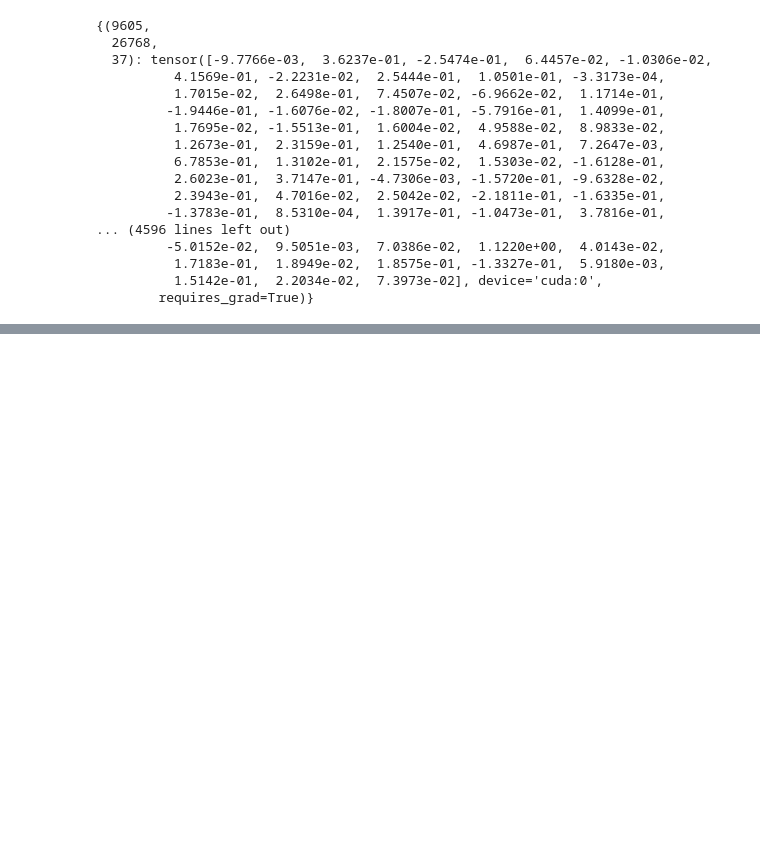
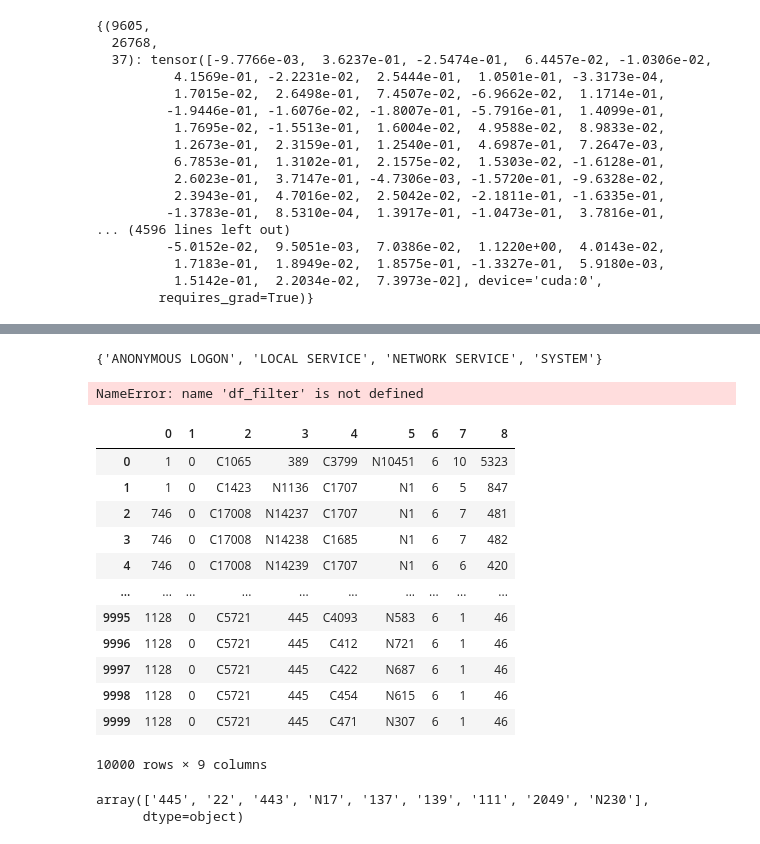
Before and after one commit to quanghuy-ngo/LMTracker, a Jupyter notebook: exploration.ipynb, the cells around one changed output, grey strips where cells are left out. Saved outputs shown, nothing was run; the diff lists cells and outputs as text; code cells hidden in the pictures; blank space fills up the shorter version.

```diff
--- a/exploration.ipynb
+++ b/exploration.ipynb
@@ -1385,0 +1949,13 @@ torch.load("/home/andrewngo/Desktop/MLTracker/model_20220219153022/out_mal_test.
+# %%
+len(user2nodeid)
+temp = []
+for i in user2nodeid:
+    if i[0] != "U":
+        x, y = i.split("@")
+        if x[0] == "C":
+            temp.append(y)
+        if y[0] == "C":
+            temp.append(x)
+set(temp)
+# %% [output]
+{'ANONYMOUS LOGON', 'LOCAL SERVICE', 'NETWORK SERVICE', 'SYSTEM'}
@@ -1385,0 +1964,4 @@ torch.load("/home/andrewngo/Desktop/MLTracker/model_20220219153022/out_mal_test.
+# %%
+df_filter.dtypes
+# %% [output]
+NameError: name 'df_filter' is not defined
@@ -1385,0 +1982,23 @@ torch.load("/home/andrewngo/Desktop/MLTracker/model_20220219153022/out_mal_test.
+# %%
+df_flow = pd.read_csv('/home/andrewngo/Desktop/LANL_data/flows.txt', sep =',' , header=None, skiprows=range(2, 20000), nrows=10000)
+# %%
+df_flow
+# %% [output]
+|  | 0 | 1 | 2 | 3 | 4 | 5 | 6 | 7 | 8 |
+| 0 | 1 | 0 | C1065 | 389 | C3799 | N10451 | 6 | 10 | 5323 |
+| 1 | 1 | 0 | C1423 | N1136 | C1707 | N1 | 6 | 5 | 847 |
+| 2 | 746 | 0 | C17008 | N14237 | C1707 | N1 | 6 | 7 | 481 |
+| 3 | 746 | 0 | C17008 | N14238 | C1685 | N1 | 6 | 7 | 482 |
+| 4 | 746 | 0 | C17008 | N14239 | C1707 | N1 | 6 | 6 | 420 |
+| ... | ... | ... | ... | ... | ... | ... | ... | ... | ... |
+| 9995 | 1128 | 0 | C5721 | 445 | C4093 | N583 | 6 | 1 | 46 |
+| 9996 | 1128 | 0 | C5721 | 445 | C412 | N721 | 6 | 1 | 46 |
+| 9997 | 1128 | 0 | C5721 | 445 | C422 | N687 | 6 | 1 | 46 |
+| 9998 | 1128 | 0 | C5721 | 445 | C454 | N615 | 6 | 1 | 46 |
+| 9999 | 1128 | 0 | C5721 | 445 | C471 | N307 | 6 | 1 | 46 |
+10000 rows × 9 columns
+# %%
+df_flow[df_flow[2] == "C5721"][3].unique()
+# %% [output]
+array(['445', '22', '443', 'N17', '137', '139', '111', '2049', 'N230'],
+      dtype=object)
```
Also changed, not shown: parts of 31 cells of this notebook, 56 other files.
